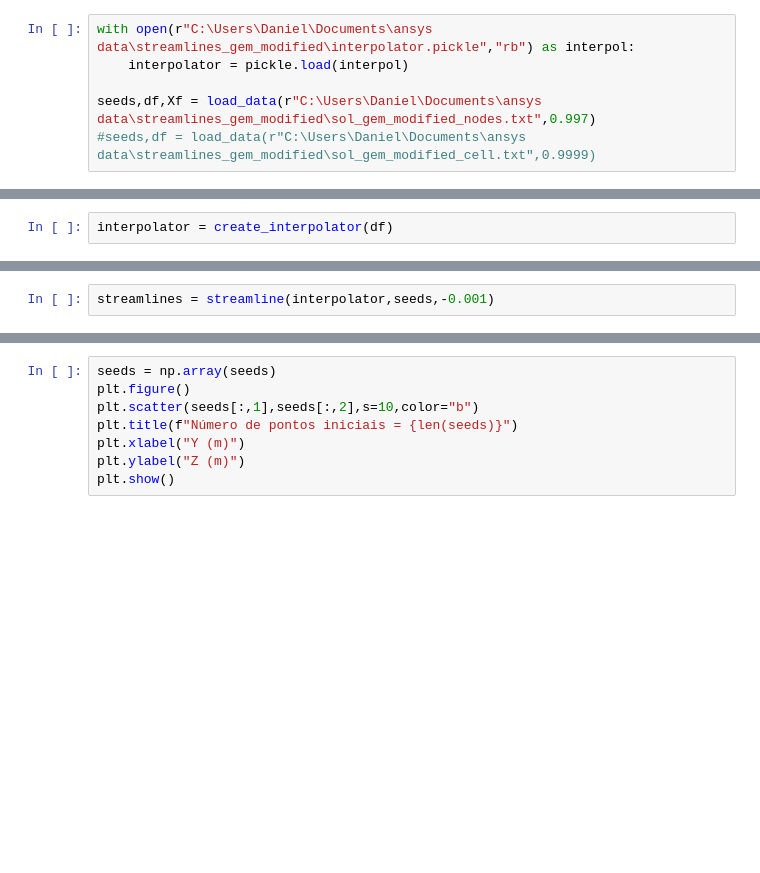
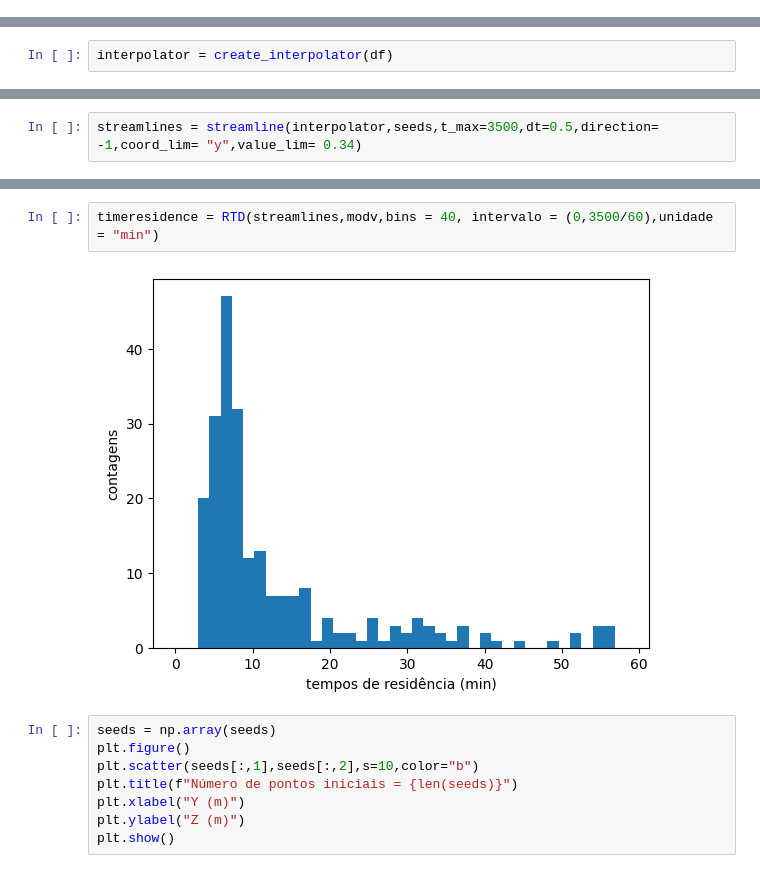
Before and after one commit to DanielFachieri01/ansys, a Jupyter notebook: streamlines.ipynb, the cells around one changed output, grey strips where cells are left out. Drawn from its saved outputs; the diff is of its cells as text; blank space fills up the shorter version.

```diff
--- a/streamlines.ipynb
+++ b/streamlines.ipynb
@@ -211,6 +234,0 @@ plot_dimensoes(df)
-# %%
-with open(r"C:\Users\Daniel\Documents\ansys data\streamlines_gem_modified\interpolator.pickle","rb") as interpol:
-    interpolator = pickle.load(interpol)
-
-seeds,df,Xf = load_data(r"C:\Users\Daniel\Documents\ansys data\streamlines_gem_modified\sol_gem_modified_nodes.txt",0.997)
-#seeds,df = load_data(r"C:\Users\Daniel\Documents\ansys data\streamlines_gem_modified\sol_gem_modified_cell.txt",0.9999)
@@ -219,4 +245,4 @@ interpolator = create_interpolator(df)
 # %%
-streamlines = streamline(interpolator,seeds,-0.001)
+streamlines = streamline(interpolator,seeds,t_max=3500,dt=0.5,direction= -1,coord_lim= "y",value_lim= 0.34)
 # %%
 modv = recreate_vel_field(interpolator, streamlines)
@@ -224,3 +267,7 @@ timeresidence = RTD(streamlines,modv)
+# %%
+timeresidence = RTD(streamlines,modv,bins = 40, intervalo = (0,3500/60),unidade = "min")
+# %% [output]
+[figure, added]
 # %%
 seeds = np.array(seeds)
 plt.figure()
```
Also changed, not shown: parts of 10 cells of this notebook.
